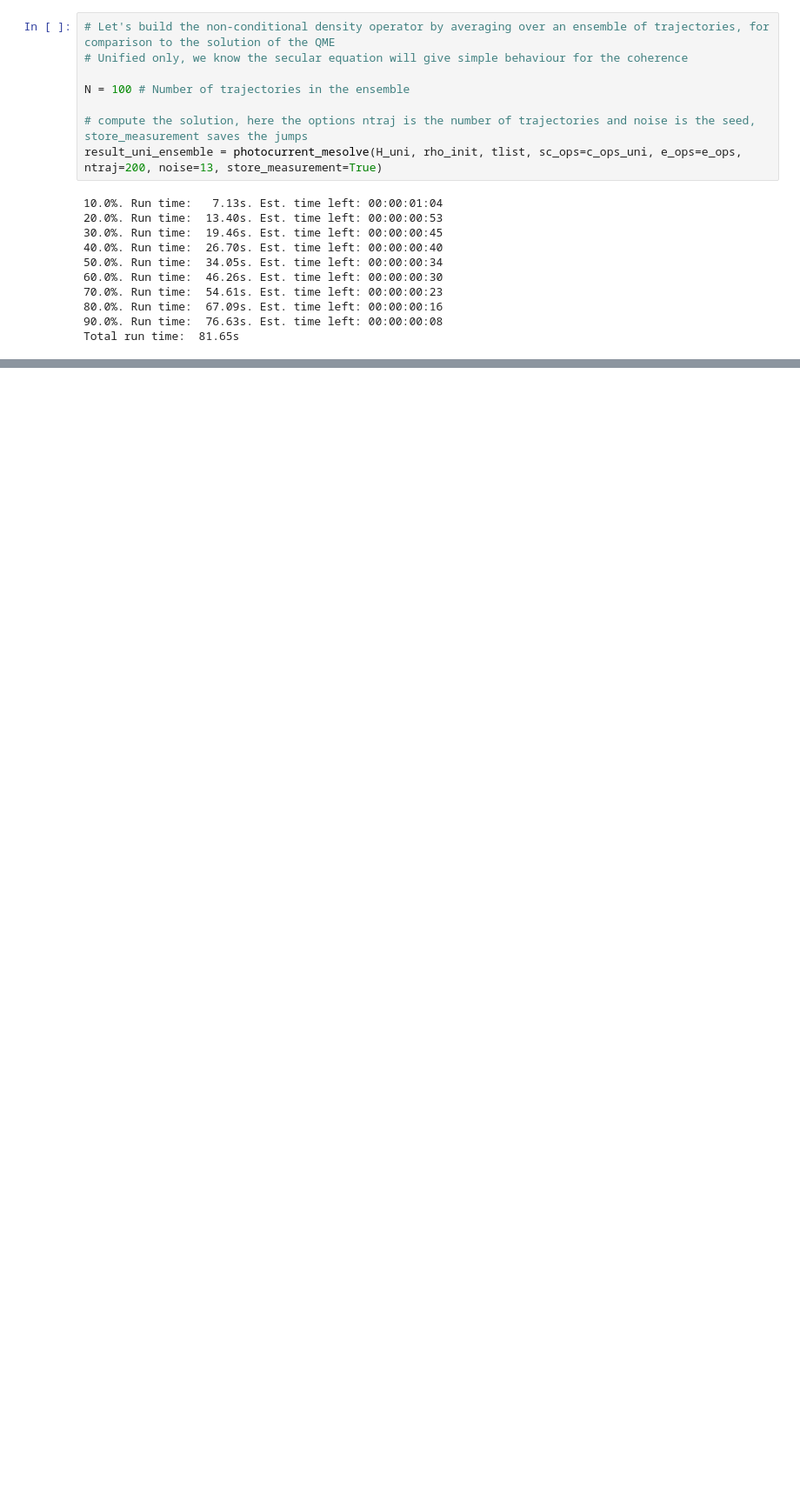
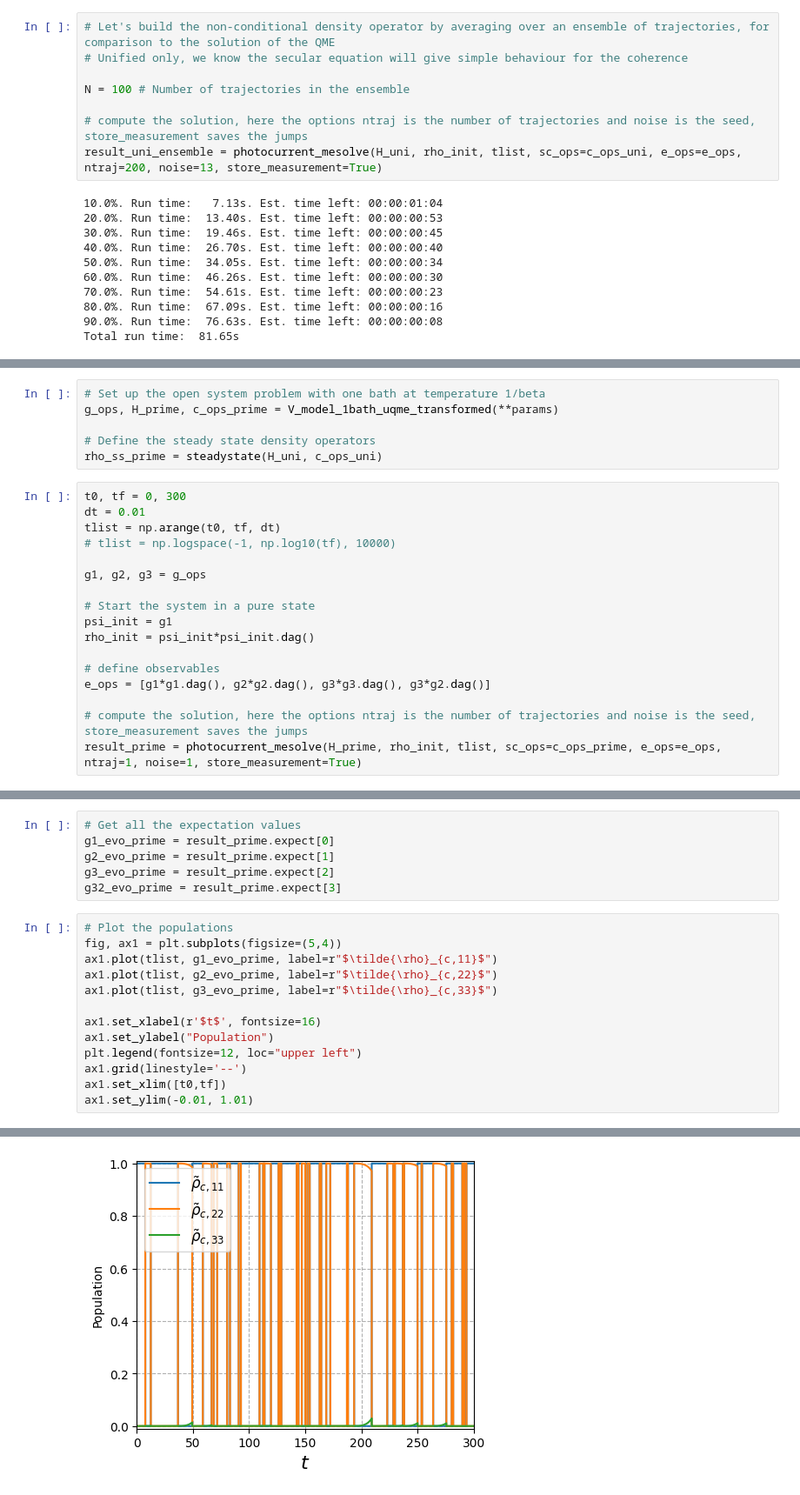
Before and after one commit to mikeal888/The_V_model, a Jupyter notebook: Equilibrium.ipynb, the cells around one changed output, grey strips where cells are left out. Shown: that part at 87% size. Cells and saved outputs as stored; diff of their text form; blank space fills up the shorter version.

```diff
--- a/Equilibrium.ipynb
+++ b/Equilibrium.ipynb
@@ -210,0 +195,23 @@ Total run time:   0.45s
+# %%
+# Set up the open system problem with one bath at temperature 1/beta
+g_ops, H_prime, c_ops_prime = V_model_1bath_uqme_transformed(**params)
+
+# Define the steady state density operators
+rho_ss_prime = steadystate(H_uni, c_ops_uni)
+# %%
+t0, tf = 0, 300
+dt = 0.01
+tlist = np.arange(t0, tf, dt)
+# tlist = np.logspace(-1, np.log10(tf), 10000)
+
+g1, g2, g3 = g_ops
+
+# Start the system in a pure state
+psi_init = g1
+rho_init = psi_init*psi_init.dag()
+
+# define observables
+e_ops = [g1*g1.dag(), g2*g2.dag(), g3*g3.dag(), g3*g2.dag()]
+
+# compute the solution, here the options ntraj is the number of trajectories and noise is the seed, store_measurement saves the jumps
+result_prime = photocurrent_mesolve(H_prime, rho_init, tlist, sc_ops=c_ops_prime, e_ops=e_ops, ntraj=1, noise=1, store_measurement=True)
@@ -210,0 +220,20 @@ Total run time:   0.45s
+# %%
+# Get all the expectation values
+g1_evo_prime = result_prime.expect[0]
+g2_evo_prime = result_prime.expect[1]
+g3_evo_prime = result_prime.expect[2]
+g32_evo_prime = result_prime.expect[3]
+# %%
+# Plot the populations
+fig, ax1 = plt.subplots(figsize=(5,4))
+ax1.plot(tlist, g1_evo_prime, label=r"$\tilde{\rho}_{c,11}$")
+ax1.plot(tlist, g2_evo_prime, label=r"$\tilde{\rho}_{c,22}$")
+ax1.plot(tlist, g3_evo_prime, label=r"$\tilde{\rho}_{c,33}$")
+
+ax1.set_xlabel(r'$t$', fontsize=16)
+ax1.set_ylabel("Population")
+plt.legend(fontsize=12, loc="upper left")
+ax1.grid(linestyle='--')
+ax1.set_xlim([t0,tf])
+ax1.set_ylim(-0.01, 1.01)
+# %% [output]
@@ -210,0 +241 @@ Total run time:   0.45s
+[figure, added]
```
Also changed, not shown: parts of 12 cells of this notebook.
